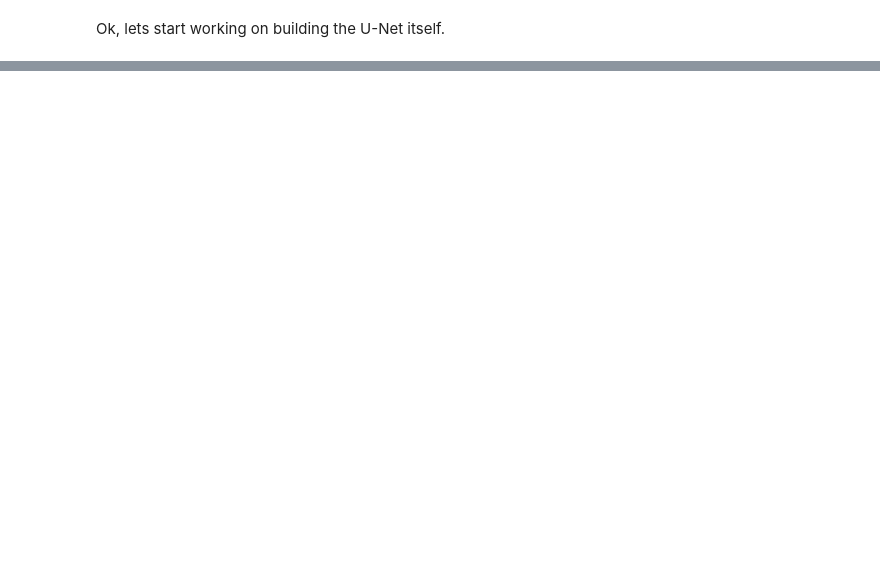
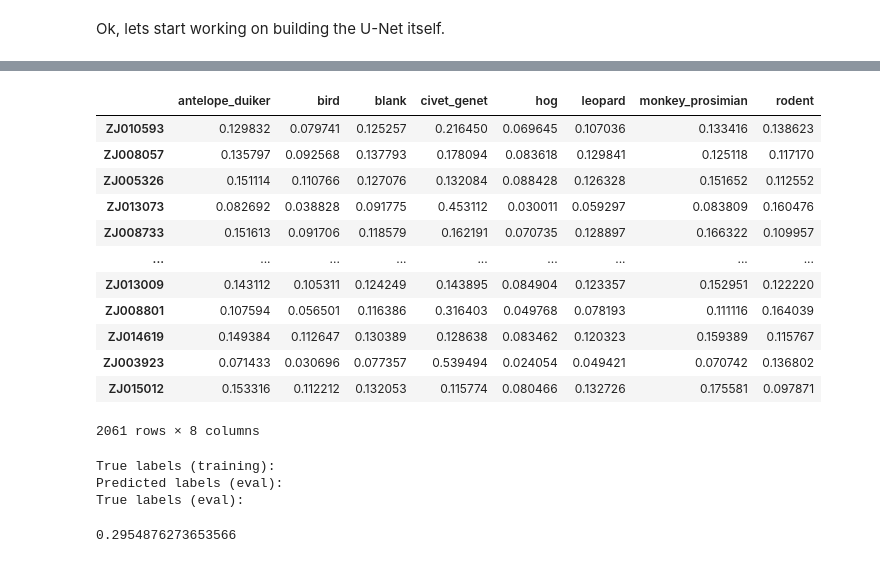
Before and after one commit to xevaballx/wildlife, a Jupyter notebook: U-Net.ipynb, the cells around one changed output, grey strips where cells are left out. Saved outputs shown, nothing was run; the diff lists cells and outputs as text; code cells hidden in the pictures; blank space fills up the shorter version.

```diff
--- a/U-Net.ipynb
+++ b/U-Net.ipynb
@@ -370,11 +377,14 @@ def evaluate(model, val_loader, criterion, log_counter):
 # %%
 log_counter = 0
 tracking_loss_all = []
+#t = transforms.RandomErasing(p=1, scale=(0.02, 0.9), ratio=(0.03, 3.3), value=(np.random.randint(0,255),np.random.randint(0,255),np.random.randint(0,255)))
+t = transforms.RandomErasing(p=1, scale=(0.02, 0.9), ratio=(0.03, 3.3), value=(0))
 
 for epoch in range(EPOCHS):
     #Training step
     avg_train_loss, tracking_loss = train_one_epoch(unet,
                                      train_loader,
+                                     t,
                                      criteria,
                                      optimizer,
                                      epoch)
@@ -443,0 +601,5 @@ plt.show()
+# %%
+from torch.utils.data import DataLoader
+
+train_dataset = ImagesDataset(x_train, y_train)
+train_dataloader = DataLoader(train_dataset, batch_size=32)
@@ -443,0 +620,5 @@ plt.show()
+# %%
+import torch.optim as optim
+
+criterion = nn.CrossEntropyLoss()
+optimizer = optim.SGD(model.parameters(), lr=0.001, momentum=0.9)
@@ -443,0 +665,63 @@ plt.show()
+# %%
+eval_dataset = ImagesDataset(x_eval, y_eval)
+eval_dataloader = DataLoader(eval_dataset, batch_size=32)
+# %%
+from torch import nn
+preds_collector = []
+
+# put the model in eval mode so we don't update any parameters
+model.eval()
+
+# we aren't updating our weights so no need to calculate gradients
+with torch.no_grad():
+    for batch in tqdm(eval_dataloader, total=len(eval_dataloader)):
+        # 1) run the forward step
+        logits = model.forward(batch["image"])
+        # 2) apply softmax so that model outputs are in range [0,1]
+        preds = nn.functional.softmax(logits, dim=1)
+        # 3) store this batch's predictions in df
+        # note that PyTorch Tensors need to first be detached from their computational graph before converting to numpy arrays
+        preds_df = pd.DataFrame(
+            preds.detach().numpy(),
+            index=batch["image_id"],
+            columns=species_labels,
+        )
+        preds_collector.append(preds_df)
+
+eval_preds_df = pd.concat(preds_collector)
+eval_preds_df
+# %% [output]
+|  | antelope_duiker | bird | blank | civet_genet | hog | leopard | monkey_prosimian | rodent |
+| ZJ010593 | 0.129832 | 0.079741 | 0.125257 | 0.216450 | 0.069645 | 0.107036 | 0.133416 | 0.138623 |
+| ZJ008057 | 0.135797 | 0.092568 | 0.137793 | 0.178094 | 0.083618 | 0.129841 | 0.125118 | 0.117170 |
+| ZJ005326 | 0.151114 | 0.110766 | 0.127076 | 0.132084 | 0.088428 | 0.126328 | 0.151652 | 0.112552 |
+| ZJ013073 | 0.082692 | 0.038828 | 0.091775 | 0.453112 | 0.030011 | 0.059297 | 0.083809 | 0.160476 |
+| ZJ008733 | 0.151613 | 0.091706 | 0.118579 | 0.162191 | 0.070735 | 0.128897 | 0.166322 | 0.109957 |
+| ... | ... | ... | ... | ... | ... | ... | ... | ... |
+| ZJ013009 | 0.143112 | 0.105311 | 0.124249 | 0.143895 | 0.084904 | 0.123357 | 0.152951 | 0.122220 |
+| ZJ008801 | 0.107594 | 0.056501 | 0.116386 | 0.316403 | 0.049768 | 0.078193 | 0.111116 | 0.164039 |
+| ZJ014619 | 0.149384 | 0.112647 | 0.130389 | 0.128638 | 0.083462 | 0.120323 | 0.159389 | 0.115767 |
+| ZJ003923 | 0.071433 | 0.030696 | 0.077357 | 0.539494 | 0.024054 | 0.049421 | 0.070742 | 0.136802 |
+| ZJ015012 | 0.153316 | 0.112212 | 0.132053 | 0.115774 | 0.080466 | 0.132726 | 0.175581 | 0.097871 |
+2061 rows × 8 columns
+# %%
+print("True labels (training):")
+y_train.idxmax(axis=1).value_counts()
+print("Predicted labels (eval):")
+eval_preds_df.idxmax(axis=1).value_counts()
+print("True labels (eval):")
+y_eval.idxmax(axis=1).value_counts()
+eval_predictions = eval_preds_df.idxmax(axis=1)
+eval_predictions.head()
+eval_true = y_eval.idxmax(axis=1)
+
+(eval_true == "monkey_prosimian").sum() / len(eval_predictions)
+
+correct = (eval_predictions == eval_true).sum()
+accuracy = correct / len(eval_predictions)
+accuracy
+# %% [output]
+True labels (training):
+Predicted labels (eval):
+True labels (eval):
+0.2954876273653566
```
Also changed, not shown: parts of 24 cells of this notebook, 1 other file.
